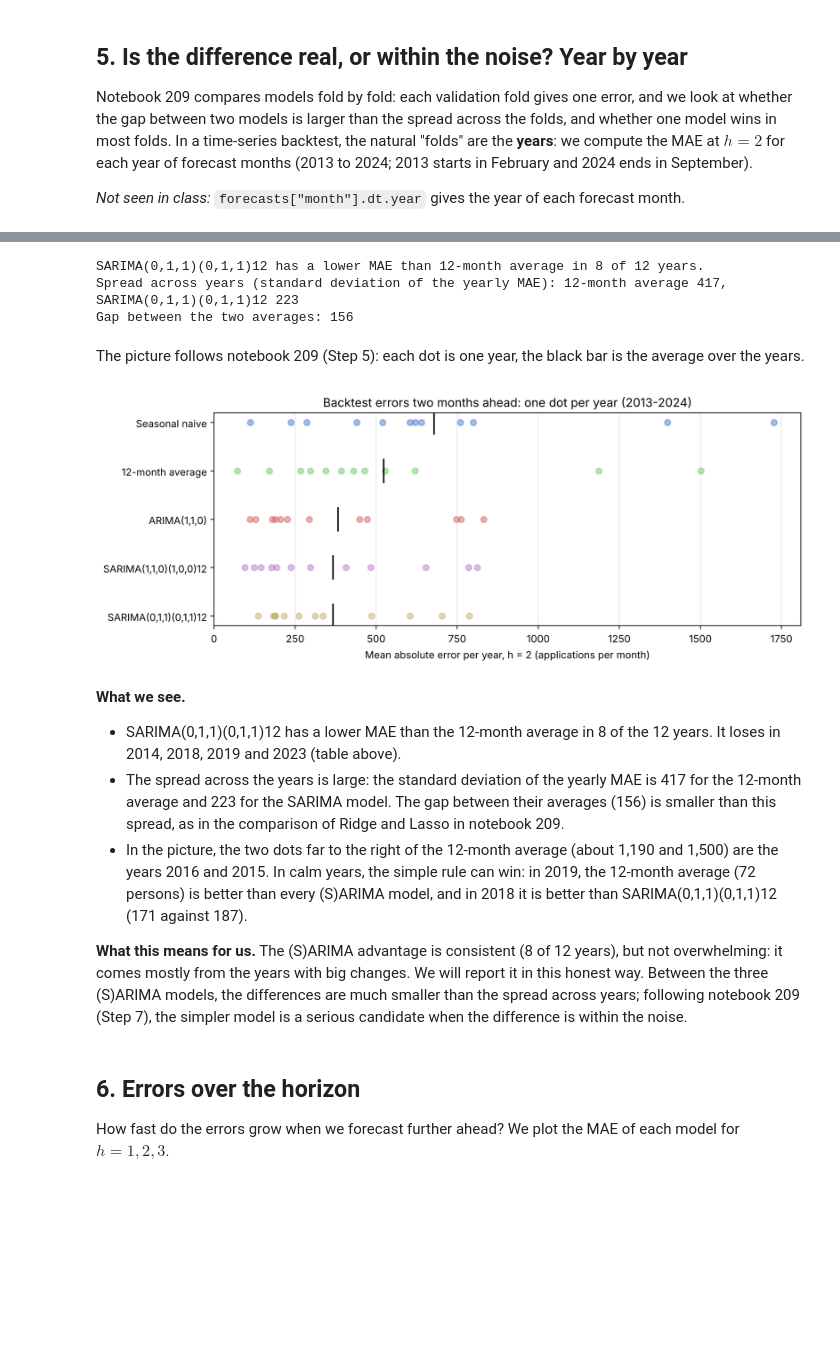
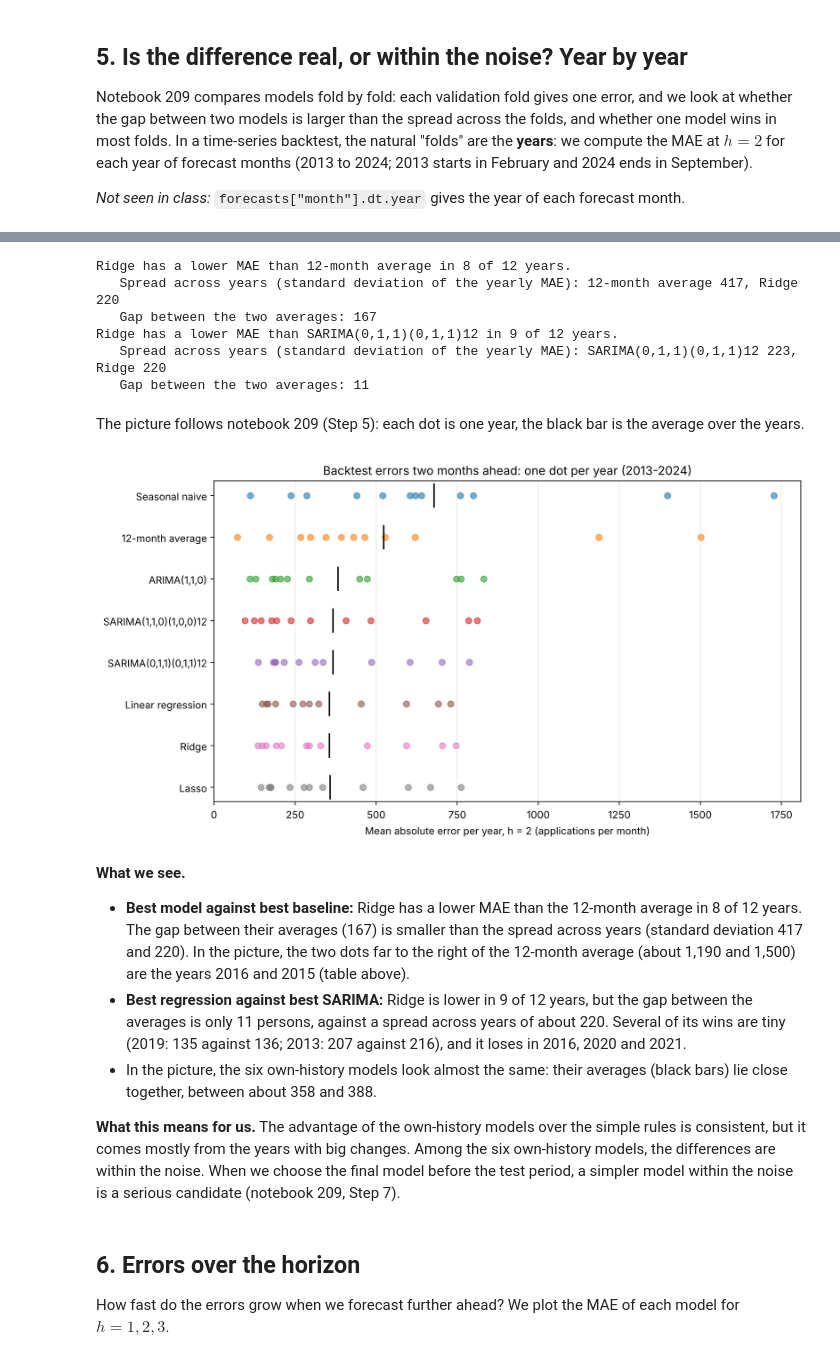
Before and after one commit to axe3010/dsf-asylum-forecast-II, a Jupyter notebook: code/03_evaluate.ipynb, the cells around one changed output, grey strips where cells are left out. Cells and saved outputs as stored; diff of their text form; code cells hidden in the pictures; blank space fills up the shorter version.

```diff
--- a/code/03_evaluate.ipynb
+++ b/code/03_evaluate.ipynb
@@ -21,7 +21,10 @@ For every forecast we compute two errors:
 - the **absolute error in persons**, $|y - \hat y|$: the mean of it (MAE) says by how many applications per month we miss on average. This is the number a planner at SEM understands (notebook 108b, deck 08; notebook 209, Step 8).
 - the **squared error in logs**, $(\log y - \widehat{\log y})^2$: the root of its mean (RMSE in logs) is the error measure of our project plan. An error of 0.10 in logs is roughly 10% off (notebook 209).
 # %%
-forecasts = pd.read_csv("../data/processed/backtest_forecasts.csv")
+# The forecasts of both estimation notebooks, stacked one below the other (pd.concat, notebook 04)
+forecasts_sarima = pd.read_csv("../data/processed/backtest_forecasts.csv")
+forecasts_regression = pd.read_csv("../data/processed/backtest_forecasts_regression.csv").drop(columns=["alpha"])
+forecasts = pd.concat([forecasts_sarima, forecasts_regression], ignore_index=True)
 forecasts["month"] = pd.to_datetime(forecasts["month"])
 forecasts["origin"] = pd.to_datetime(forecasts["origin"])
 
@@ -39,7 +42,13 @@ We put the two simple rules first, then the three (S)ARIMA models.
 # %%
-model_order = ["Seasonal naive", "12-month average", "ARIMA(1,1,0)",
-               "SARIMA(1,1,0)(1,0,0)12", "SARIMA(0,1,1)(0,1,1)12"]
+model_order = ["Seasonal naive", "12-month average",
+               "ARIMA(1,1,0)", "SARIMA(1,1,0)(1,0,0)12", "SARIMA(0,1,1)(0,1,1)12",
+               "Linear regression", "Ridge", "Lasso"]
 baselines = ["Seasonal naive", "12-month average"]
+sarima_models = ["ARIMA(1,1,0)", "SARIMA(1,1,0)(1,0,0)12", "SARIMA(0,1,1)(0,1,1)12"]
+regression_models = ["Linear regression", "Ridge", "Lasso"]
+
+# One fixed colour per model, the same in every figure (plt.cm.tab10, notebook 211)
+colors = plt.cm.tab10(np.arange(len(model_order)))
 
 def error_table(data):
     # MAE in persons and RMSE in logs for every model and horizon
@@ -82,17 +95,19 @@ Our project plan fixes one main comparison (Johannes' feedback): the **best simp
 h2 = errors[errors["h"] == 2].set_index("model")
 
 best_baseline = h2.loc[baselines, "MAE (persons)"].idxmin()
-sarima_models = [m for m in model_order if m not in baselines]
 best_sarima = h2.loc[sarima_models, "MAE (persons)"].idxmin()
+best_regression = h2.loc[regression_models, "MAE (persons)"].idxmin()
+best_model = h2.loc[sarima_models + regression_models, "MAE (persons)"].idxmin()
 
-mae_base = h2.loc[best_baseline, "MAE (persons)"]
-mae_best = h2.loc[best_sarima, "MAE (persons)"]
-rmse_base = h2.loc[best_baseline, "RMSE (log)"]
-rmse_best = h2.loc[best_sarima, "RMSE (log)"]
+for label, name in [("Best simple baseline", best_baseline), ("Best (S)ARIMA model", best_sarima),
+                    ("Best regression model", best_regression), ("Best model overall", best_model)]:
+    print(f"{label + ' at h=2:':28s} {name:25s} MAE {h2.loc[name, 'MAE (persons)']:5.1f} persons   "
+          f"RMSE (log) {h2.loc[name, 'RMSE (log)']:.3f}")
 
-print(f"Best simple baseline at h=2:  {best_baseline:25s} MAE {mae_base:5.0f} persons   RMSE (log) {rmse_base:.3f}")
-print(f"Best (S)ARIMA model at h=2:   {best_sarima:25s} MAE {mae_best:5.0f} persons   RMSE (log) {rmse_best:.3f}")
-print(f"Improvement of the (S)ARIMA model: {100 * (1 - mae_best / mae_base):.0f}% lower MAE, "
+mae_base, mae_best = h2.loc[best_baseline, "MAE (persons)"], h2.loc[best_model, "MAE (persons)"]
+rmse_base, rmse_best = h2.loc[best_baseline, "RMSE (log)"], h2.loc[best_model, "RMSE (log)"]
+print()
+print(f"Improvement of the best model over the best baseline: {100 * (1 - mae_best / mae_base):.0f}% lower MAE, "
       f"{100 * (1 - rmse_best / rmse_base):.0f}% lower RMSE (log)")
 average_actual = forecasts[forecasts["h"] == 2]["actual"].mean()
 print(f"For comparison, average actual number of applications in these months: {average_actual:.0f}")
@@ -162,6 +185,7 @@ h2_all["year"] = h2_all["month"].dt.year
 
 by_year = h2_all.groupby(["year", "model"])["abs_error"].mean().reset_index()
 by_year = by_year.pivot(index="year", columns="model", values="abs_error")[model_order].round(0)
+by_year.columns.name = None
 by_year.to_csv("../output/tables/03_backtest_errors_by_year_h2.csv")
 by_year
 # %% [output]
@@ -182,41 +206,44 @@ by_year
 # %%
-# In how many years is the best (S)ARIMA model better than the best baseline?
-wins = (by_year[best_sarima] < by_year[best_baseline]).sum()
-print(f"{best_sarima} has a lower MAE than {best_baseline} in {wins} of {by_year.shape[0]} years.")
-print(f"Spread across years (standard deviation of the yearly MAE): "
-      f"{best_baseline} {by_year[best_baseline].std():.0f}, {best_sarima} {by_year[best_sarima].std():.0f}")
-print(f"Gap between the two averages: {by_year[best_baseline].mean() - by_year[best_sarima].mean():.0f}")
+# Two comparisons, year by year: (1) best model vs best baseline, (2) best regression vs best (S)ARIMA
+for a, b in [(best_model, best_baseline), (best_regression, best_sarima)]:
+    wins = (by_year[a] < by_year[b]).sum()
+    print(f"{a} has a lower MAE than {b} in {wins} of {by_year.shape[0]} years.")
+    print(f"   Spread across years (standard deviation of the yearly MAE): {b} {by_year[b].std():.0f}, {a} {by_year[a].std():.0f}")
+    print(f"   Gap between the two averages: {by_year[b].mean() - by_year[a].mean():.0f}")
 # %% [output]
-SARIMA(0,1,1)(0,1,1)12 has a lower MAE than 12-month average in 8 of 12 years.
-Spread across years (standard deviation of the yearly MAE): 12-month average 417, SARIMA(0,1,1)(0,1,1)12 223
-Gap between the two averages: 156
+Ridge has a lower MAE than 12-month average in 8 of 12 years.
+   Spread across years (standard deviation of the yearly MAE): 12-month average 417, Ridge 220
+   Gap between the two averages: 167
+Ridge has a lower MAE than SARIMA(0,1,1)(0,1,1)12 in 9 of 12 years.
+   Spread across years (standard deviation of the yearly MAE): SARIMA(0,1,1)(0,1,1)12 223, Ridge 220
+   Gap between the two averages: 11
 # %% [markdown]
 The picture follows notebook 209 (Step 5): each dot is one year, the black bar is the average over the years.
 # %%
-fig, ax = plt.subplots(figsize=(10, 4))
+fig, ax = plt.subplots(figsize=(10, 5.5))
 for i, name in enumerate(model_order):
     errors_by_year = by_year[name]
-    ax.scatter(errors_by_year, [i] * len(errors_by_year), alpha=0.5)
+    ax.scatter(errors_by_year, [i] * len(errors_by_year), alpha=0.6, color=colors[i])
     ax.scatter([errors_by_year.mean()], [i], marker="|", s=600, color="black")
 ax.set_yticks(range(len(model_order)))
 ax.set_yticklabels(model_order)
 ax.invert_yaxis()
 ax.set_xlim(left=0)
 ax.set_xlabel("Mean absolute error per year, h = 2 (applications per month)")
 ax.set_title("Backtest errors two months ahead: one dot per year (2013-2024)")
 ax.grid(axis="x", alpha=0.3)
 plt.tight_layout()
 plt.savefig("../output/figures/03_errors_by_year_h2.png")
 plt.show()
 # %% [output]
-[figure, old version]
+[figure, new version]
-# %% [markdown]
-**What we see.**
-- SARIMA(0,1,1)(0,1,1)12 has a lower MAE than the 12-month average in 8 of the 12 years. It loses in 2014, 2018, 2019 and 2023 (table above).
-- The spread across the years is large: the standard deviation of the yearly MAE is 417 for the 12-month average and 223 for the SARIMA model. The gap between their averages (156) is smaller than this spread, as in the comparison of Ridge and Lasso in notebook 209.
-- In the picture, the two dots far to the right of the 12-month average (about 1,190 and 1,500) are the years 2016 and 2015. In calm years, the simple rule can win: in 2019, the 12-month average (72 persons) is better than every (S)ARIMA model, and in 2018 it is better than SARIMA(0,1,1)(0,1,1)12 (171 against 187).
-
-**What this means for us.** The (S)ARIMA advantage is consistent (8 of 12 years), but not overwhelming: it comes mostly from the years with big changes. We will report it in this honest way. Between the three (S)ARIMA models, the differences are much smaller than the spread across years; following notebook 209 (Step 7), the simpler model is a serious candidate when the difference is within the noise.
+# %% [markdown]
+**What we see.**
+- **Best model against best baseline:** Ridge has a lower MAE than the 12-month average in 8 of 12 years. The gap between their averages (167) is smaller than the spread across years (standard deviation 417 and 220). In the picture, the two dots far to the right of the 12-month average (about 1,190 and 1,500) are the years 2016 and 2015 (table above).
+- **Best regression against best SARIMA:** Ridge is lower in 9 of 12 years, but the gap between the averages is only 11 persons, against a spread across years of about 220. Several of its wins are tiny (2019: 135 against 136; 2013: 207 against 216), and it loses in 2016, 2020 and 2021.
+- In the picture, the six own-history models look almost the same: their averages (black bars) lie close together, between about 358 and 388.
+
+**What this means for us.** The advantage of the own-history models over the simple rules is consistent, but it comes mostly from the years with big changes. Among the six own-history models, the differences are within the noise. When we choose the final model before the test period, a simpler model within the noise is a serious candidate (notebook 209, Step 7).
 # %% [markdown]
 ## 6. Errors over the horizon
 
```
Also changed, not shown: parts of 17 cells of this notebook, 11 other files.
